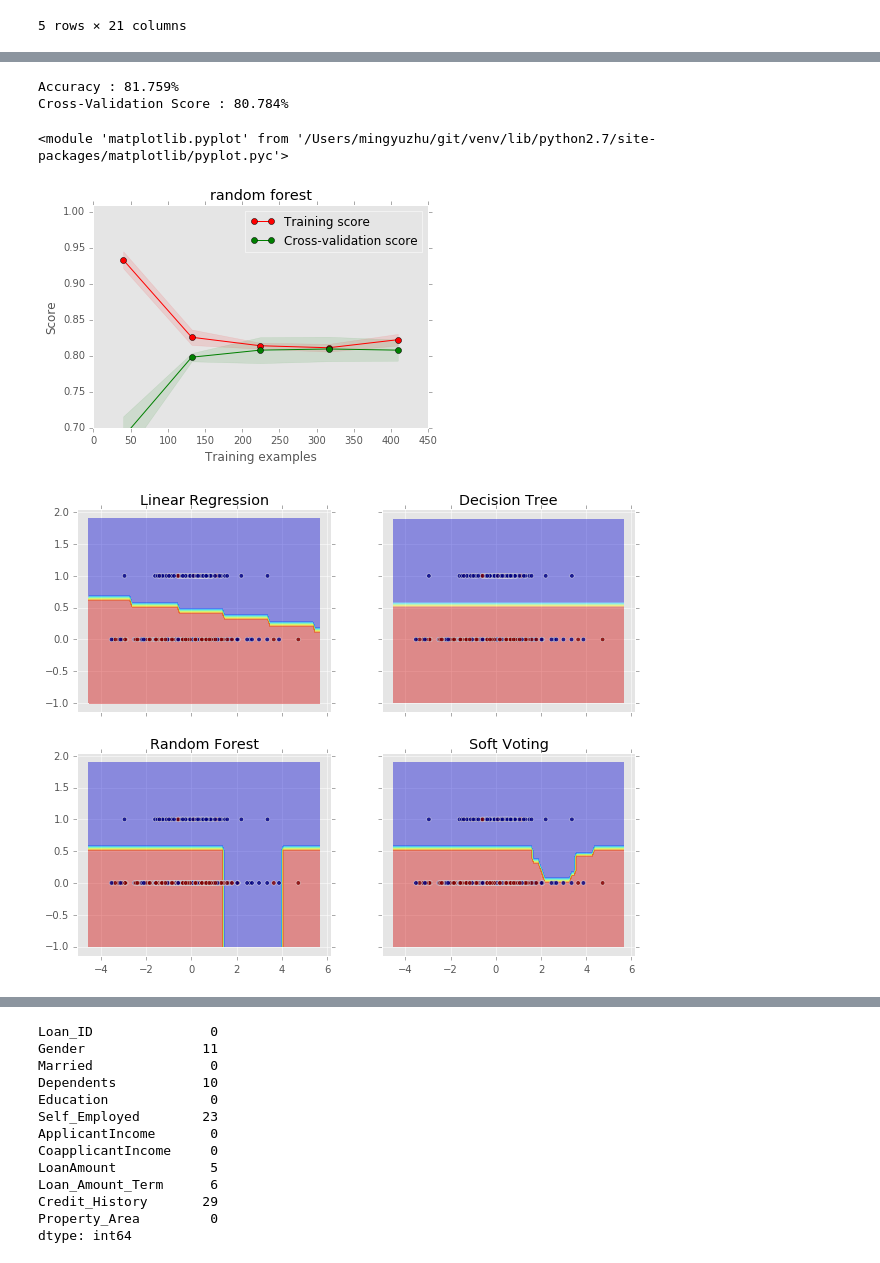
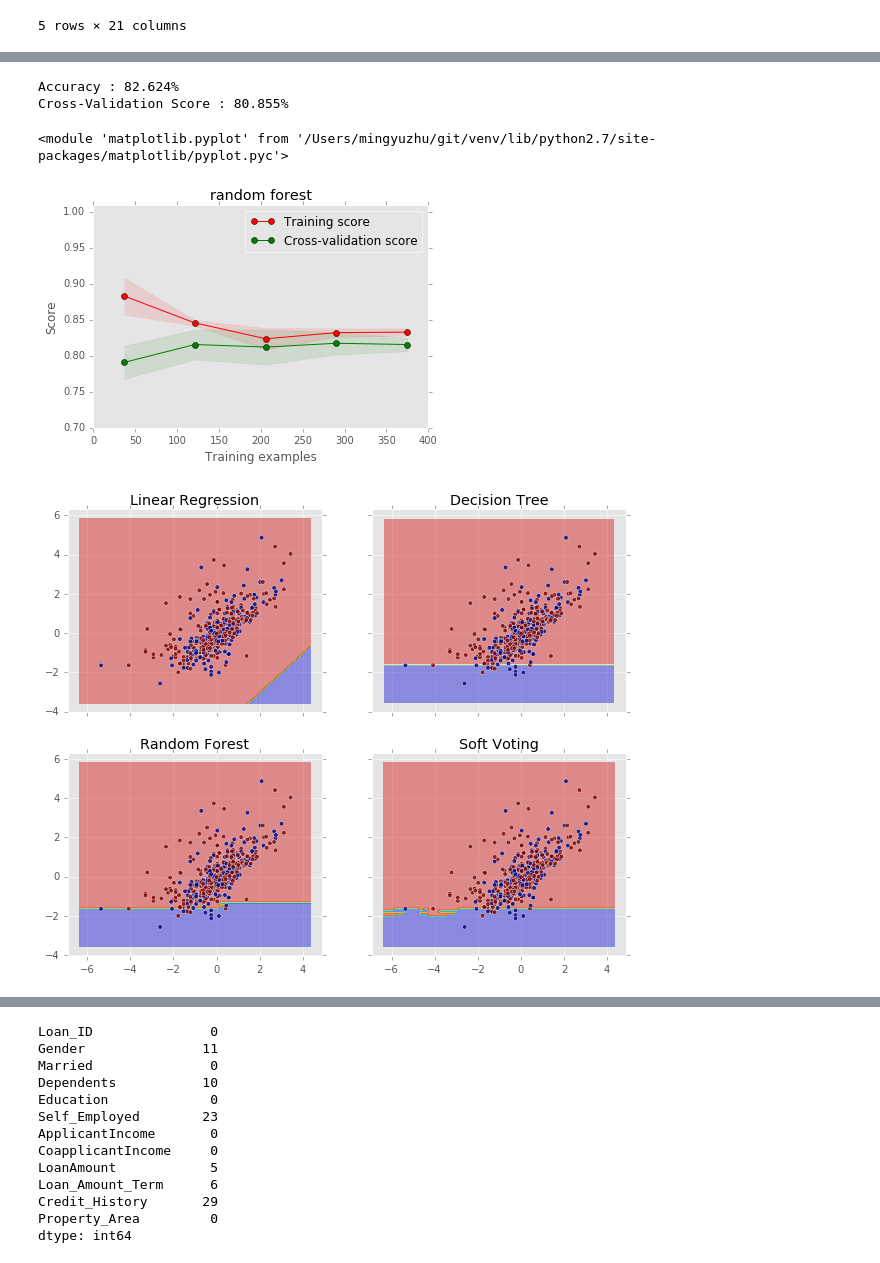
Before and after one commit to 2waybene/notebooks, a Jupyter notebook: loanapp/houseloan_v2.ipynb, the cells around one changed output, grey strips where cells are left out. Saved outputs shown, nothing was run; the diff lists cells and outputs as text; code cells hidden in the pictures.

```diff
--- a/loanapp/houseloan_v2.ipynb
+++ b/loanapp/houseloan_v2.ipynb
@@ -415,7 +415,7 @@ predictor_var =['Credit_History','LoanAmount_log', 'TotalIncome_log', 'DebitRati
 categorical_var = ['Credit_History','Gender', 'Married','Education','Self_Employed',
                'Property_Area','BreadWinner','DoubleIncome',
                 'hasDependents','LargeLoan']
-categorical = [ i for i in predictor_var if i in categorical ]
+categorical = [ i for i in predictor_var if i in categorical_var ]
 non_categorical = [ i for i in predictor_var if i not in categorical ]
 
 outcome_var = 'Loan_Status'
@@ -616,13 +598,13 @@ rf_model = RandomForestClassifier(n_estimators=100, max_depth=3,min_samples_spli
 classification_model(rf_model, X,y)
 # best score = .791666667.  100,3,5,1
 # %% [output]
-Accuracy : 81.759%
-Cross-Validation Score : 80.784%
+Accuracy : 82.624%
+Cross-Validation Score : 80.855%
 # %%
 plot_learning_curve(rf_model, "random forest", X, y, ylim=(0.7, 1.01), cv=3, n_jobs=4)
 # %% [output]
 <module 'matplotlib.pyplot' from '/Users/mingyuzhu/git/venv/lib/python2.7/site-packages/matplotlib/pyplot.pyc'>
-[figure, old version]
+[figure, new version]
 # %%
 # emsemble
 from sklearn.ensemble import VotingClassifier
@@ -640,35 +622,35 @@ def plot_decision_boundary(X,y):
                             voting='soft', weights=[2, 1, 2])
 
     clf1.fit(X, y)
     clf2.fit(X, y)
     clf3.fit(X, y)
     eclf.fit(X, y)
 
     # Plotting decision regions
     x_min, x_max = X[:, 0].min() - 1, X[:, 0].max() + 1
     y_min, y_max = X[:, 1].min() - 1, X[:, 1].max() + 1
     xx, yy = np.meshgrid(np.arange(x_min, x_max, 0.1),
                          np.arange(y_min, y_max, 0.1))
 
     f, axarr = plt.subplots(2, 2, sharex='col', sharey='row', figsize=(10, 8))
 
     for idx, clf, tt in zip(product([0, 1], [0, 1]),
                             [clf1, clf2, clf3, eclf],
                             ['Linear Regression', 'Decision Tree',
                              'Random Forest', 'Soft Voting']):
 
         # expect 24 features but got 2
         Z = clf.predict(np.c_[xx.ravel(), yy.ravel()])
         Z = Z.reshape(xx.shape)
 
         axarr[idx[0], idx[1]].contourf(xx, yy, Z, alpha=0.4)
         axarr[idx[0], idx[1]].scatter(X[:, 0], X[:, 1], c=y, alpha=0.8)
         axarr[idx[0], idx[1]].set_title(tt)
 
 
-plot_decision_boundary(X[:,8:10],y)
+plot_decision_boundary(X[:,0:2],y)
 # %% [output]
-[figure, old version]
+[figure, new version]
 # %%
 import xgboost as xgb
 from xgboost.sklearn import XGBClassifier
```
Also changed, not shown: parts of 14 cells of this notebook.
